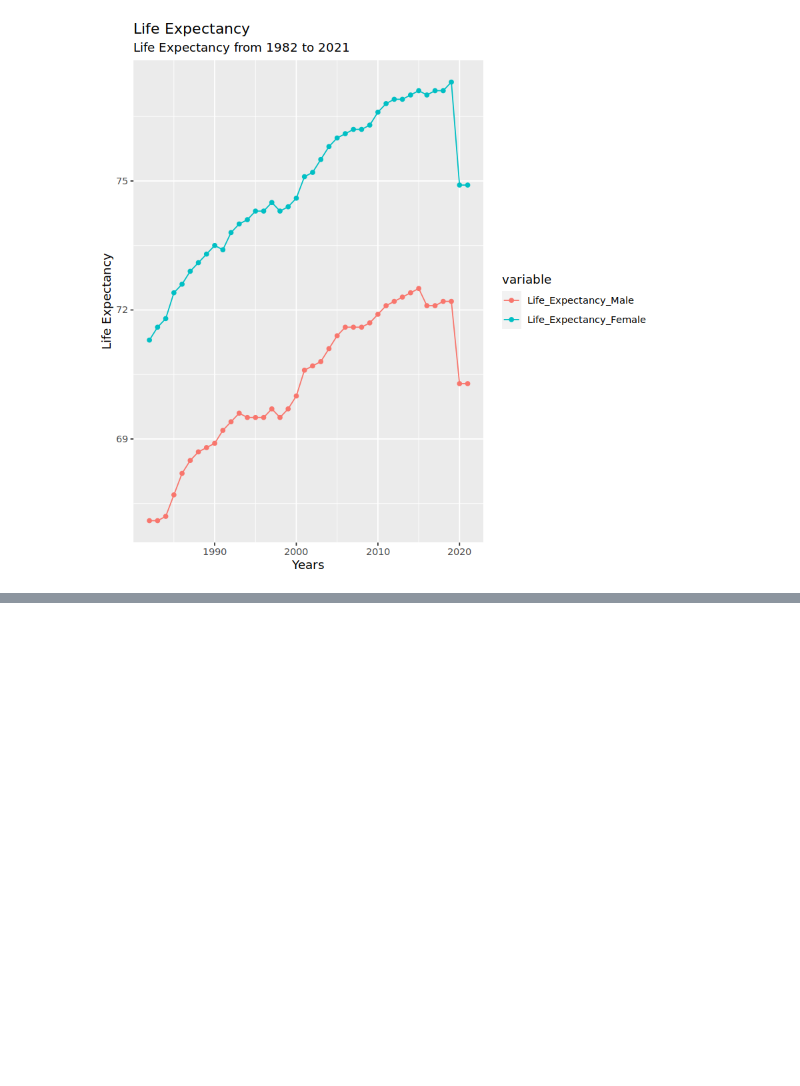
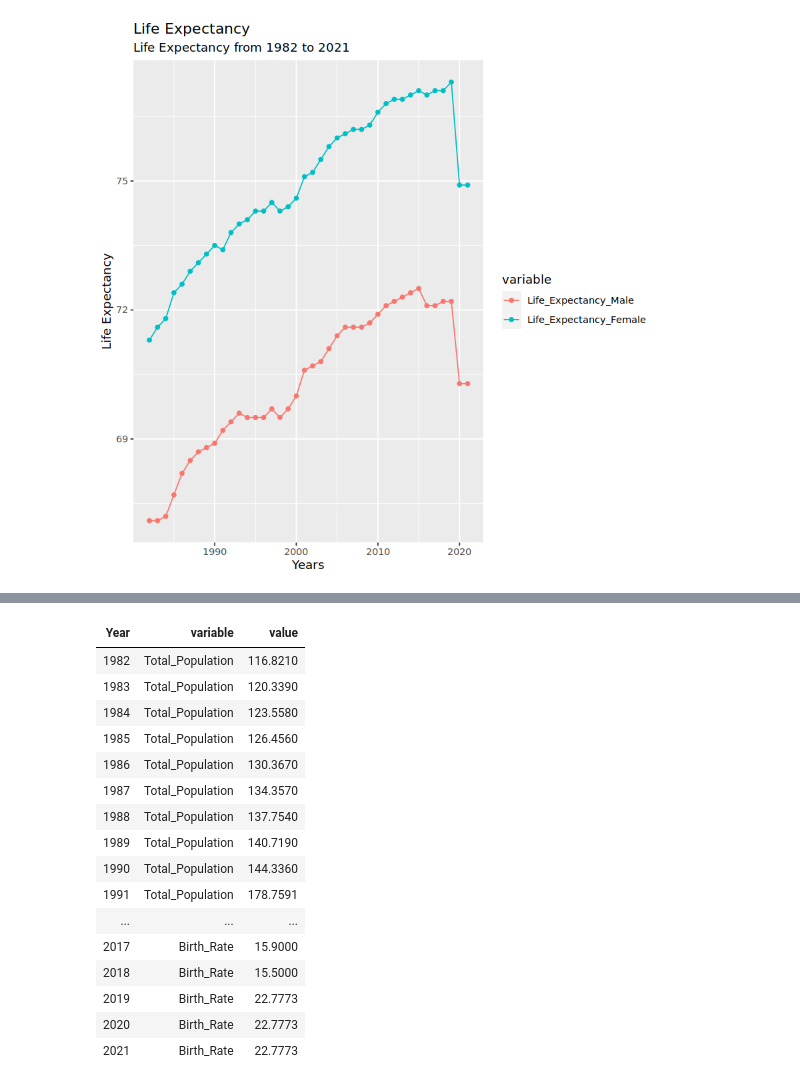
Before and after one commit to dannymirxa/Employement_and_Unemployment_Project, a Jupyter notebook: EDA.ipynb, the cells around one changed output, grey strips where cells are left out. Cells and saved outputs as stored; diff of their text form; code cells hidden in the pictures; blank space fills up the shorter version.

```diff
--- a/EDA.ipynb
+++ b/EDA.ipynb
@@ -424,0 +449,20 @@ ggplot(data = melt(data = cbind(Year = as.integer(rownames(df)), df) %>% select(
+# %%
+melt(cbind(Year = as.integer(rownames(df)), Total_Population/100, df)[c("Year" , "Total_Population", "Birth_Rate")], , id.vars = "Year")
+# %% [output]
+| Year | variable | value |
+| 1982 | Total_Population | 116.8210 |
+| 1983 | Total_Population | 120.3390 |
+| 1984 | Total_Population | 123.5580 |
+| 1985 | Total_Population | 126.4560 |
+| 1986 | Total_Population | 130.3670 |
+| 1987 | Total_Population | 134.3570 |
+| 1988 | Total_Population | 137.7540 |
+| 1989 | Total_Population | 140.7190 |
+| 1990 | Total_Population | 144.3360 |
+| 1991 | Total_Population | 178.7591 |
+| ... | ... | ... |
+| 2017 | Birth_Rate | 15.9000 |
+| 2018 | Birth_Rate | 15.5000 |
+| 2019 | Birth_Rate | 22.7773 |
+| 2020 | Birth_Rate | 22.7773 |
+| 2021 | Birth_Rate | 22.7773 |
```
Also changed, not shown: parts of 7 cells of this notebook.
